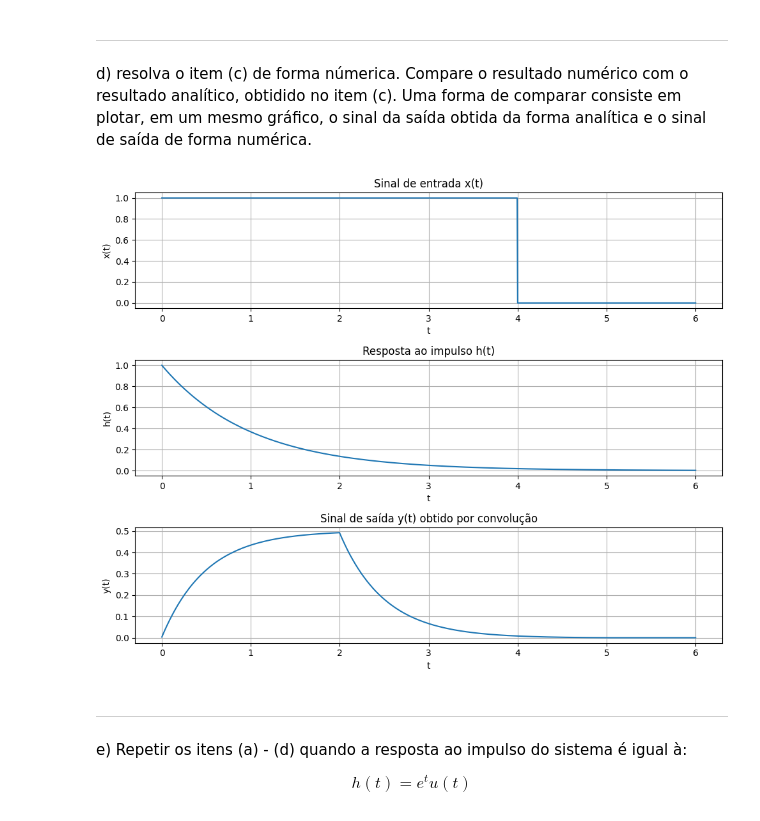
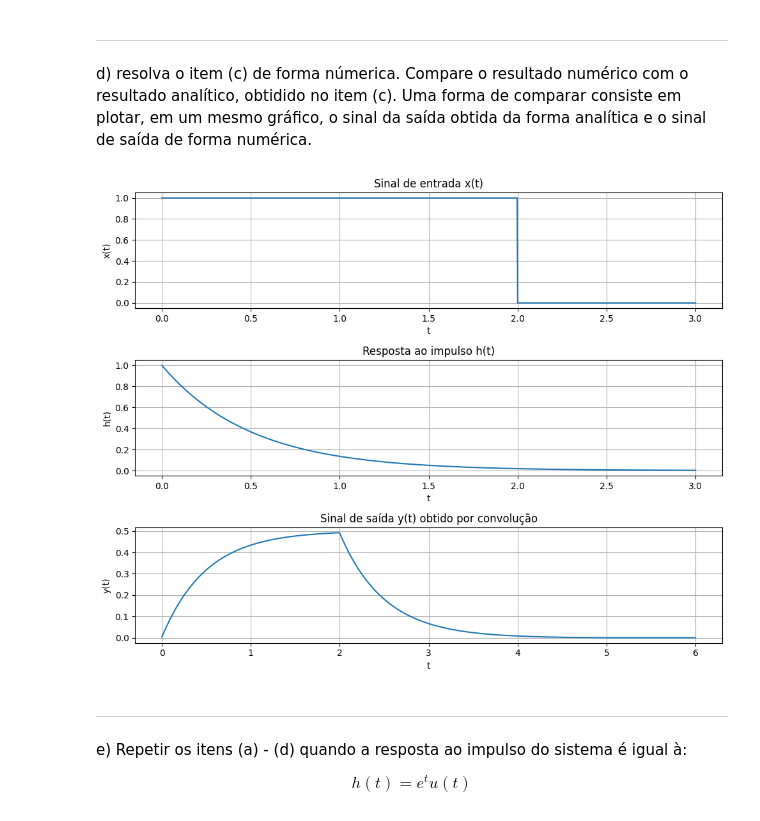
Before and after one commit to biiaalmeida/SinaisESistemas, a Jupyter notebook: questao4.ipynb, the cells around one changed output. Drawn from its saved outputs; the diff is of its cells as text; code cells hidden in the pictures.

```diff
--- a/questao4.ipynb
+++ b/questao4.ipynb
@@ -46,33 +46,33 @@ d) resolva o item (c) de forma númerica. Compare o resultado numérico com o re
 # %%
 x = np.where((t >= 0) & (t < 2), 1, 0)
 
 y = np.convolve(x, h) * (t[1] - t[0])
 t_y = np.linspace(0, 2*t_fim, len(y))
-t_x = np.linspace(t_inicio, 2*t_fim, npoints)
+t_x = np.linspace(t_inicio, t_fim, npoints)
 
 fig, axs = plt.subplots(3, 1, figsize=(10, 8))
 axs[0].plot(t_x, x)
 axs[0].set_title('Sinal de entrada x(t)')
 axs[0].set_xlabel('t')
 axs[0].set_ylabel('x(t)')
 axs[0].grid()
 
 axs[1].plot(t_x, h)
 axs[1].set_title('Resposta ao impulso h(t)')
 axs[1].set_xlabel('t')
 axs[1].set_ylabel('h(t)')
 axs[1].grid()
 
 axs[2].plot(t_y, y)
 axs[2].set_title('Sinal de saída y(t) obtido por convolução')
 axs[2].set_xlabel('t')
 axs[2].set_ylabel('y(t)')
 axs[2].grid()
 
 plt.tight_layout()
 plt.show()
 # %% [output]
-[figure, old version]
+[figure, new version]
 # %% [markdown]
 ---
 
```
Also changed, not shown: parts of 2 cells of this notebook.
